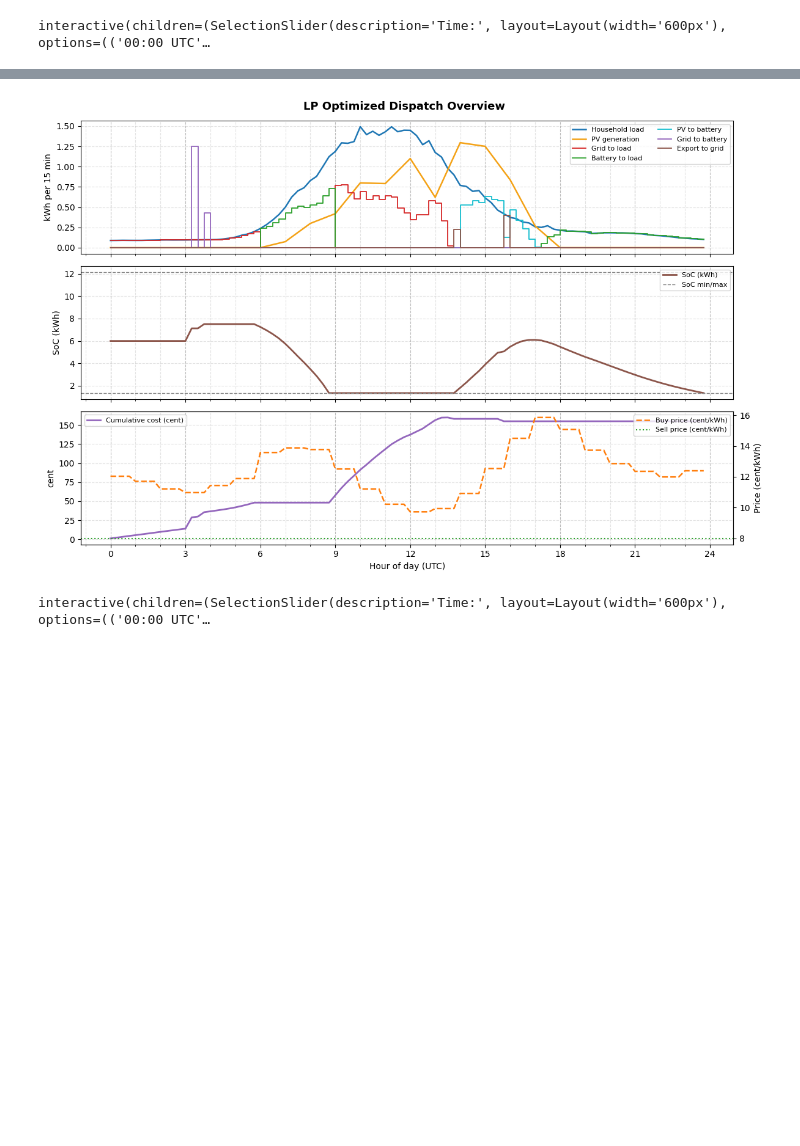
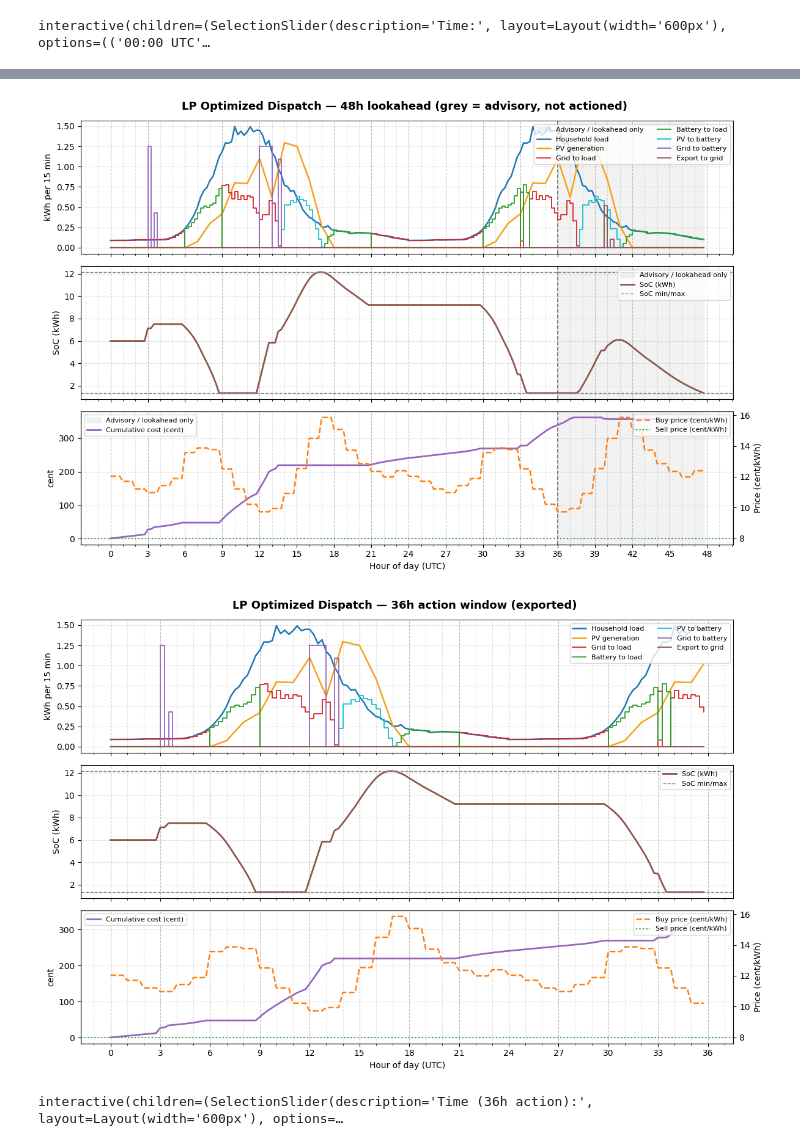
Before and after one commit to joschamz/hems-automation, a Jupyter notebook: battery_dispatch_forecast.ipynb, the cells around one changed output, grey strips where cells are left out. Cells and saved outputs as stored; diff of their text form; code cells hidden in the pictures; blank space fills up the shorter version.

```diff
--- a/battery_dispatch_forecast.ipynb
+++ b/battery_dispatch_forecast.ipynb
@@ -424,15 +465,28 @@ def prepare_forecast_input(input_df: pd.DataFrame, params: dict) -> pd.DataFrame
             min_value = float(df[non_negative_col].min())
             raise ValueError(f"Column '{non_negative_col}' must be non-negative. Found min={min_value}")
 
-    expected_intervals = int(params["expected_intervals"])
-    if len(df) != expected_intervals:
-        raise ValueError(f"Expected {expected_intervals} intervals, but got {len(df)}.")
+    if df.empty:
+        raise ValueError("Input table is empty.")
 
-    expected_step = pd.Timedelta(minutes=int(params["interval_minutes"]))
+    interval_minutes = int(params["interval_minutes"])
+    if 60 % interval_minutes != 0:
+        raise ValueError(f"interval_minutes={interval_minutes} must divide 60.")
+    intervals_per_hour = 60 // interval_minutes
+    min_required = int(OPTIMIZATION_HORIZON_HOURS * intervals_per_hour)
+    if len(df) < min_required:
+        raise ValueError(
+            f"Input forecast must cover at least {OPTIMIZATION_HORIZON_HOURS}h ({min_required} rows). "
+            f"Got {len(df)} rows. The full optimization horizon is always required even though only "
+            f"{ACTION_HORIZON_HOURS}h are actioned."
+        )
+
+    expected_step = pd.Timedelta(minutes=interval_minutes)
     wrong_step = df["utc_timestamp"].diff().dropna() != expected_step
     if wrong_step.any():
         wrong_positions = wrong_step[wrong_step].index.tolist()[:5]
-        raise ValueError(f"Timestamp spacing is not 15-minute UTC at positions: {wrong_positions}")
+        raise ValueError(
+            f"Timestamp spacing is not {interval_minutes}-minute UTC at positions: {wrong_positions}"
+        )
 
     return df
 # %%
@@ -810,23 +901,35 @@ comparison_df
 # %%
+# Show the full 48h optimized run with advisory zone shaded beyond ACTION_HORIZON_HOURS
+plot_step_dataframe(
+    optimized_48h_df,
+    params=PARAMS,
+    title=f"LP Optimized Dispatch — {OPTIMIZATION_HORIZON_HOURS}h lookahead (grey = advisory, not actioned)",
+    advisory_start_hour=ACTION_HORIZON_HOURS,
+)
+
+# Show the 36h action-window result that is actually exported/executed
 plot_step_dataframe(
     dispatch_forecast_df,
     params=PARAMS,
-    title="LP Optimized Dispatch Overview",
+    title=f"LP Optimized Dispatch — {ACTION_HORIZON_HOURS}h action window (exported)",
 )
 # %% [output]
-[figure, old version]
+[figure, new version]
+[figure, added]
 # %%
+# Interactive slider is scoped to the 36h ACTION window only.
+# To inspect the advisory tail, call plot_energy_flow_diagram(optimized_48h_df, ...) directly.
 timestamps = dispatch_forecast_df["utc_timestamp"].dt.strftime("%H:%M UTC")
 options = [(ts, i) for i, ts in enumerate(timestamps)]
 
 interact(
     lambda interval: plot_energy_flow_diagram(dispatch_forecast_df, interval, PARAMS),
     interval=SelectionSlider(
-        options=options, description="Time:",
+        options=options, description="Time (36h action):",
         style={"description_width": "initial"},
         layout={"width": "600px"},
     ),
 );
 # %% [output]
-interactive(children=(SelectionSlider(description='Time:', layout=Layout(width='600px'), options=(('00:00 UTC'…
+interactive(children=(SelectionSlider(description='Time (36h action):', layout=Layout(width='600px'), options=…
 # %% [markdown]
```
Also changed, not shown: parts of 13 cells of this notebook, 1 other file.
